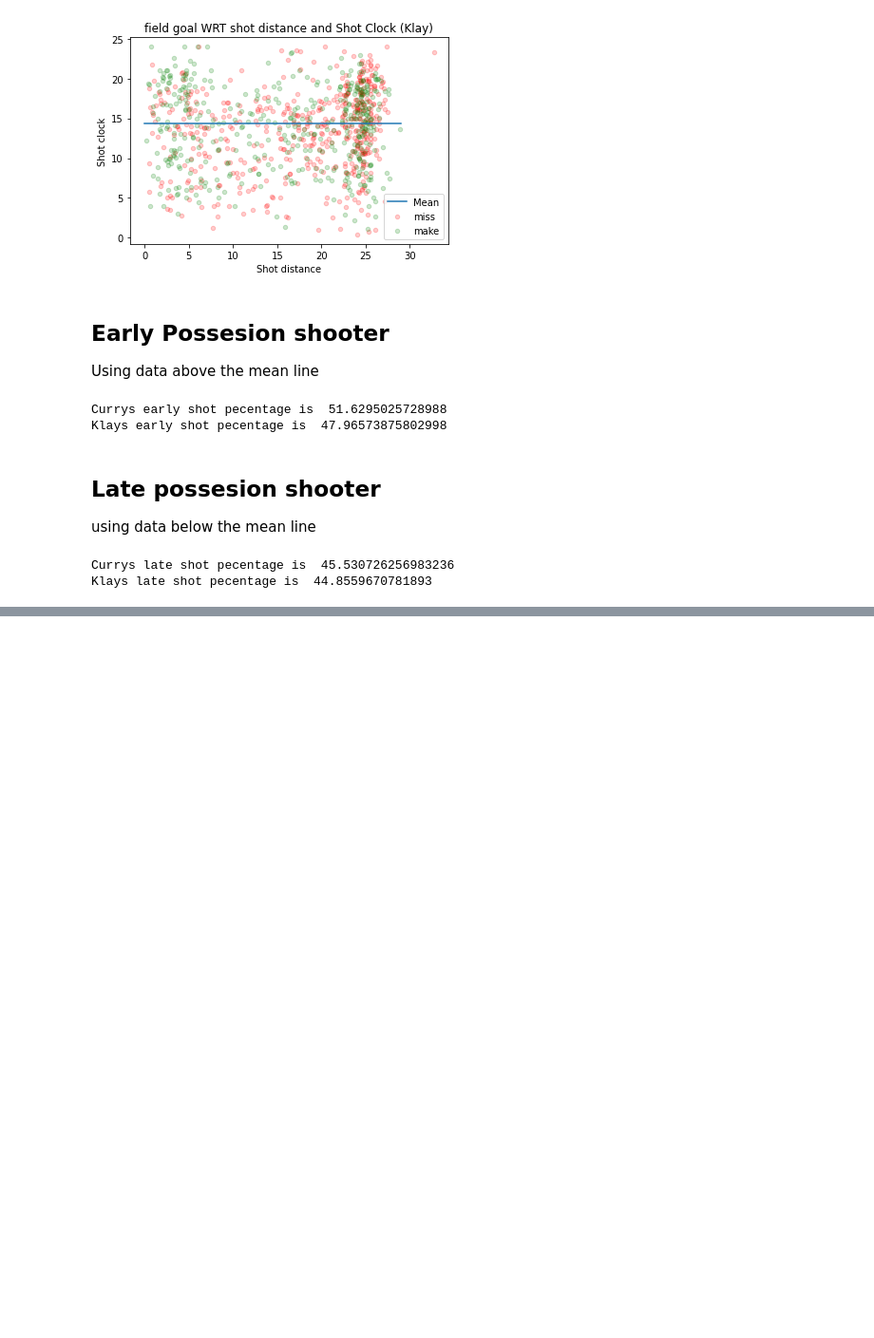
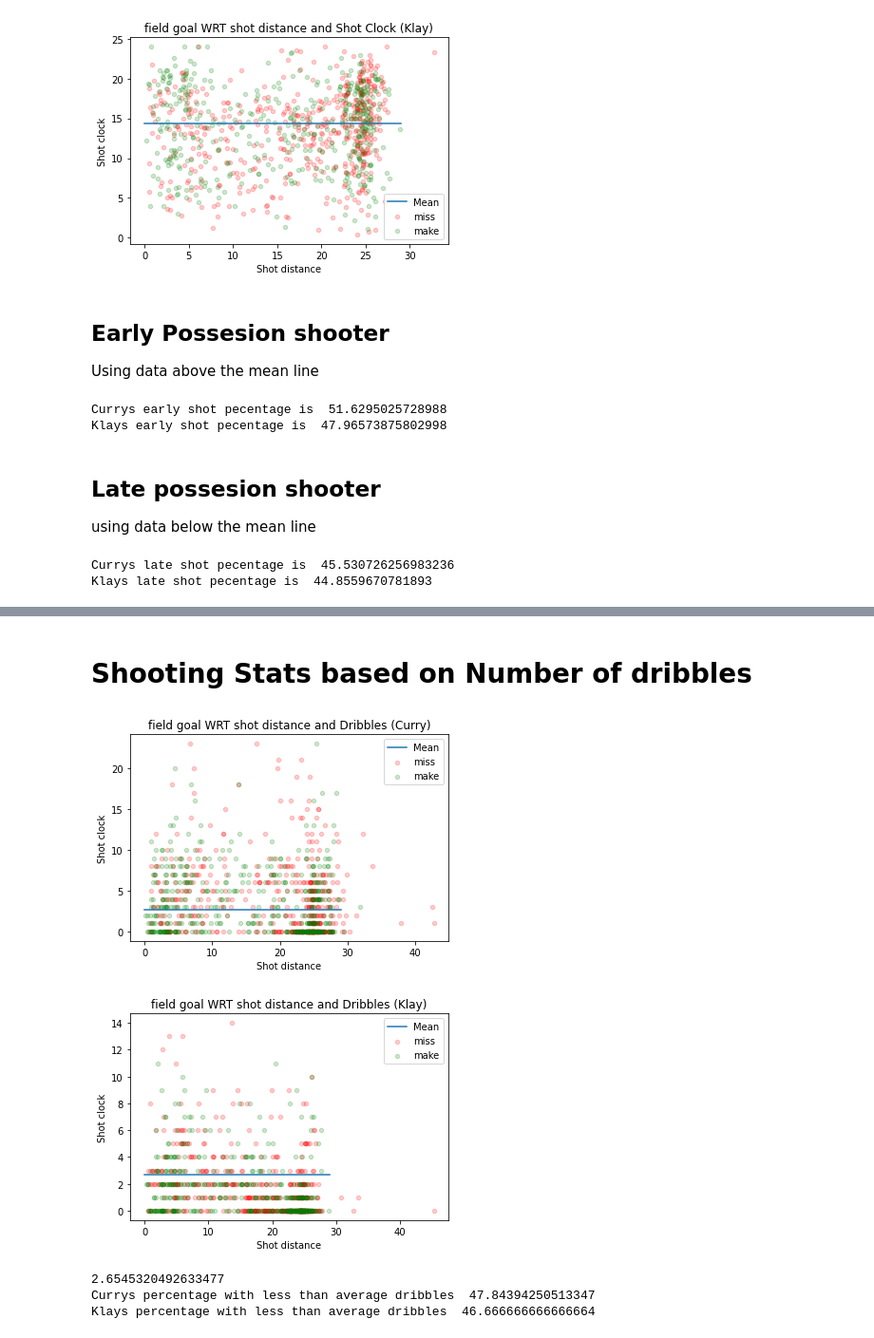
Before and after one commit to hari9-9/Basketball-analysis, a Jupyter notebook: data.ipynb, the cells around one changed output, grey strips where cells are left out. Shown at 95% size. Drawn from its saved outputs; the diff is of its cells as text; code cells hidden in the pictures; blank space fills up the shorter version.

Commit message:
adding dribbles

```diff
--- a/data.ipynb
+++ b/data.ipynb
@@ -121,0 +180,56 @@ Klays late shot pecentage is  44.8559670781893
+# %% [markdown]
+# Shooting Stats based on Number of dribbles
+# %%
+c_touchtime=curry_data['DRIBBLES'].mean()
+k_touchtime=klay_data['DRIBBLES'].mean()
+avg_touchtime=(c_touchtime+k_touchtime)/2
+avg=[avg_touchtime]*30
+avgx=list(range(0, 30))
+fig = plt.figure()
+ax = fig.add_subplot(1,1,1)
+
+
+plt.title('field goal WRT shot distance and Dribbles (Curry)')
+ax.scatter(plot_miss_curry['SHOT_DIST'],plot_miss_curry['DRIBBLES'],color='red',label="miss",alpha=0.2,s=20)
+ax.scatter(plot_make_curry['SHOT_DIST'],plot_make_curry['DRIBBLES'],color='green',label="make",alpha=0.2,s=20)
+ax.plot(avgx,avg, label='Mean')
+plt.xlabel('Shot distance')
+plt.ylabel('Shot clock')
+ax.legend()
+plt.show()
+fig = plt.figure()
+ax = fig.add_subplot(1,1,1)
+ax.scatter(plot_miss_klay['SHOT_DIST'],plot_miss_klay['DRIBBLES'],color='red',label="miss",alpha=0.2,s=20)
+ax.scatter(plot_make_klay['SHOT_DIST'],plot_make_klay['DRIBBLES'],color='green',label="make",alpha=0.2,s=20)
+ax.plot(avgx,avg, label='Mean')
+plt.title('field goal WRT shot distance and Dribbles (Klay)')
+plt.xlabel('Shot distance')
+plt.ylabel('Shot clock')
+ax.legend()
+plt.show()
+# %% [output]
+[figure, added]
+[figure, added]
+# %%
+c_touchtime=curry_data['DRIBBLES'].mean()
+k_touchtime=klay_data['DRIBBLES'].mean()
+avg_touchtime=(c_touchtime+k_touchtime)/2
+print(avg_touchtime)
+curry_data_3pt=curry_data[curry_data['DRIBBLES']<=avg_touchtime]
+count_makes_curry=len(curry_data_3pt[curry_data_3pt['FGM']==1])
+count_misses_curry=len(curry_data_3pt[curry_data_3pt['FGM']==0])
+fgm_percentage_curry=(count_makes_curry/(count_makes_curry+count_misses_curry))*100
+print("Currys percentage with less than average dribbles ",fgm_percentage_curry)
+klay_data_3pt=klay_data[klay_data['DRIBBLES']<=avg_touchtime]
+count_makes_klay=len(klay_data_3pt[klay_data_3pt['FGM']==1])
+count_misses_klay=len(klay_data_3pt[klay_data_3pt['FGM']==0])
+fgm_percentage_klay=(count_makes_klay/(count_makes_klay+count_misses_klay))*100
+print("Klays percentage with less than average dribbles ",fgm_percentage_klay)
+if fgm_percentage_curry>fgm_percentage_klay:
+    merits['shooter with less dribbles:']=['Stephen Curry',fgm_percentage_curry,fgm_percentage_klay]
+else:
+    merits['shooter with less dribbles:']=['Klay Thompson',fgm_percentage_curry,fgm_percentage_klay]
+# %% [output]
+2.6545320492633477
+Currys percentage with less than average dribbles  47.84394250513347
+Klays percentage with less than average dribbles  46.666666666666664
```
Also changed, not shown: parts of 5 cells of this notebook.
